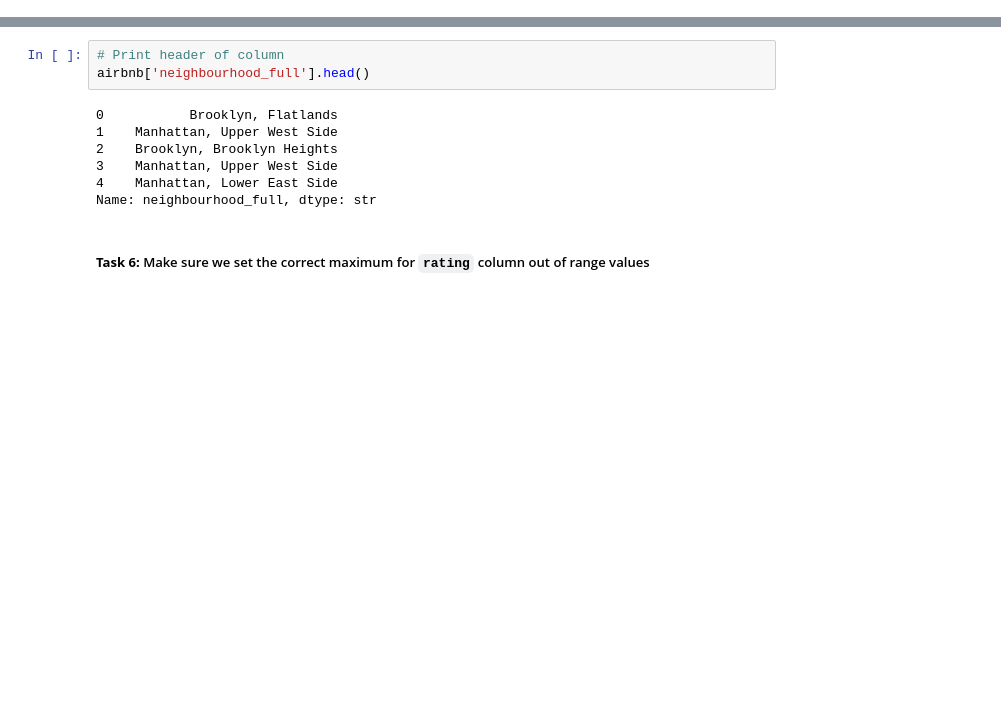
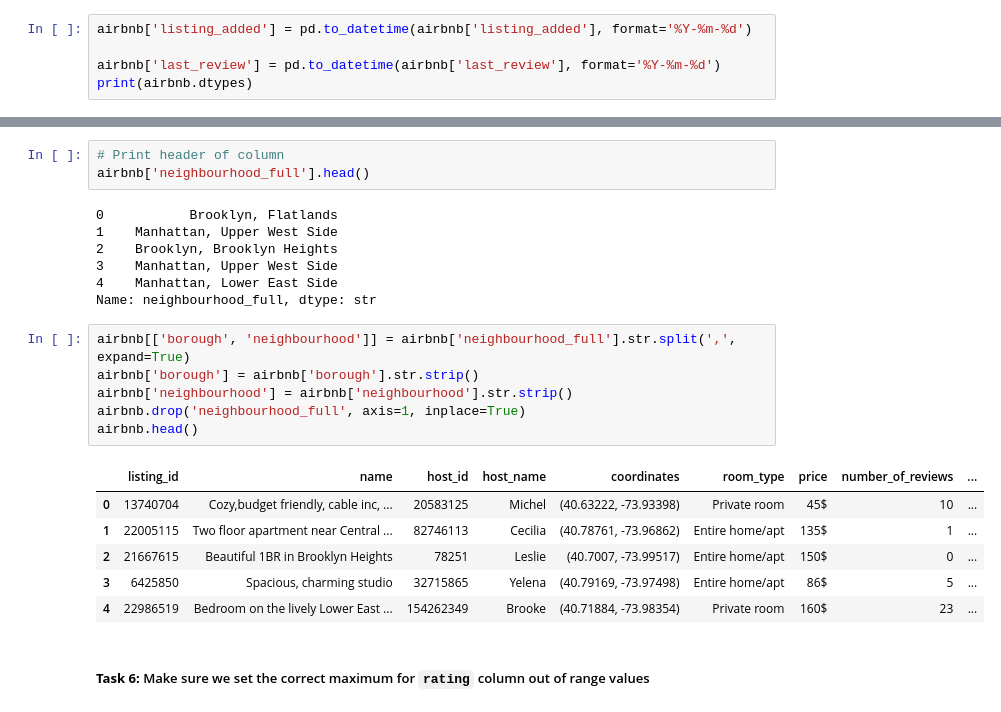
Before and after one commit to 208252/statistics, a Jupyter notebook: Cleaning_Data_in_Python_live_session.ipynb, the cells around one changed output, grey strips where cells are left out. Cells and saved outputs as stored; diff of their text form; blank space fills up the shorter version.

```diff
--- a/Cleaning_Data_in_Python_live_session.ipynb
+++ b/Cleaning_Data_in_Python_live_session.ipynb
@@ -340,3 +340,8 @@ airbnb[['listing_added', 'last_review']].head()
 | 2 | 2018-08-15 | NaN |
 | 3 | 2017-03-20 | 2017-09-23 |
 | 4 | 2020-10-23 | 2019-06-12 |
+# %%
+airbnb['listing_added'] = pd.to_datetime(airbnb['listing_added'], format='%Y-%m-%d')
+
+airbnb['last_review'] = pd.to_datetime(airbnb['last_review'], format='%Y-%m-%d')
+print(airbnb.dtypes)
@@ -403,5 +427,18 @@ airbnb['neighbourhood_full'].head()
 3    Manhattan, Upper West Side
 4    Manhattan, Lower East Side
 Name: neighbourhood_full, dtype: str
+# %%
+airbnb[['borough', 'neighbourhood']] = airbnb['neighbourhood_full'].str.split(',', expand=True)
+airbnb['borough'] = airbnb['borough'].str.strip()
+airbnb['neighbourhood'] = airbnb['neighbourhood'].str.strip()
+airbnb.drop('neighbourhood_full', axis=1, inplace=True)
+airbnb.head()
+# %% [output]
+|  | listing_id | name | host_id | host_name | coordinates | room_type | price | number_of_reviews | ... |
+| 0 | 13740704 | Cozy,budget friendly, cable inc, ... | 20583125 | Michel | (40.63222, -73.93398) | Private room | 45$ | 10 | ... |
+| 1 | 22005115 | Two floor apartment near Central ... | 82746113 | Cecilia | (40.78761, -73.96862) | Entire home/apt | 135$ | 1 | ... |
+| 2 | 21667615 | Beautiful 1BR in Brooklyn Heights | 78251 | Leslie | (40.7007, -73.99517) | Entire home/apt | 150$ | 0 | ... |
+| 3 | 6425850 | Spacious, charming studio | 32715865 | Yelena | (40.79169, -73.97498) | Entire home/apt | 86$ | 5 | ... |
+| 4 | 22986519 | Bedroom on the lively Lower East ... | 154262349 | Brooke | (40.71884, -73.98354) | Private room | 160$ | 23 | ... |
 # %% [markdown]
 ##### **Task 6:** Make sure we set the correct maximum for `rating` column out of range values
```
Also changed, not shown: parts of 2 cells of this notebook, 1 other file.
